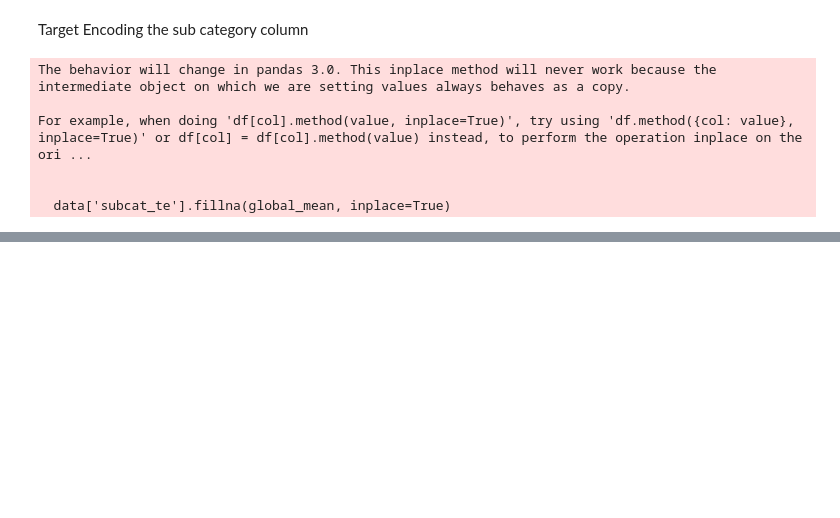
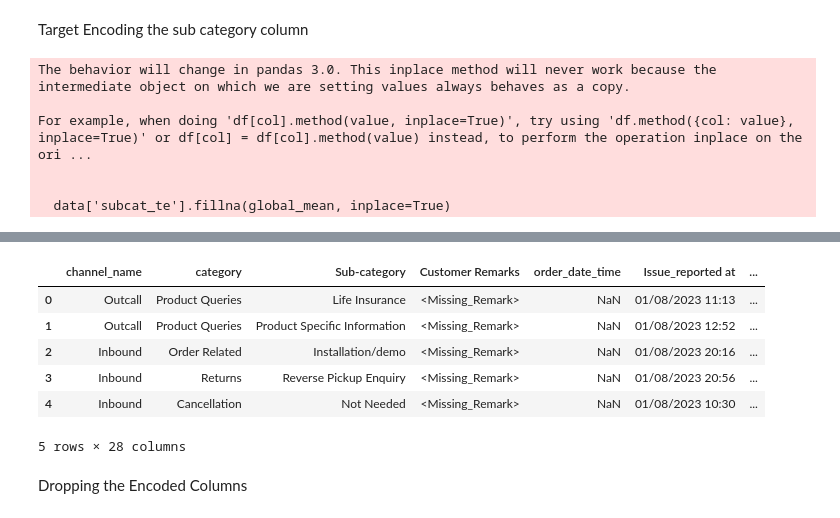
Before and after one commit to AnkurBhatt07/Customer-Satisfaction-Score-Prediction-using-ML-DL, a Jupyter notebook: notebooks/data_analysis.ipynb, the cells around one changed output, grey strips where cells are left out. Saved outputs shown, nothing was run; the diff lists cells and outputs as text; code cells hidden in the pictures; blank space fills up the shorter version.

```diff
--- a/notebooks/data_analysis.ipynb
+++ b/notebooks/data_analysis.ipynb
@@ -449,0 +1032,12 @@ FOR the sub category column  , remove te and fe , rather do rare group consolida
+# %%
+data.head()
+# %% [output]
+|  | channel_name | category | Sub-category | Customer Remarks | order_date_time | Issue_reported at | ... |
+| 0 | Outcall | Product Queries | Life Insurance | <Missing_Remark> | NaN | 01/08/2023 11:13 | ... |
+| 1 | Outcall | Product Queries | Product Specific Information | <Missing_Remark> | NaN | 01/08/2023 12:52 | ... |
+| 2 | Inbound | Order Related | Installation/demo | <Missing_Remark> | NaN | 01/08/2023 20:16 | ... |
+| 3 | Inbound | Returns | Reverse Pickup Enquiry | <Missing_Remark> | NaN | 01/08/2023 20:56 | ... |
+| 4 | Inbound | Cancellation | Not Needed | <Missing_Remark> | NaN | 01/08/2023 10:30 | ... |
+5 rows × 28 columns
+# %% [markdown]
+Dropping the Encoded Columns
```
Also changed, not shown: parts of 40 cells of this notebook, 3 other files.
